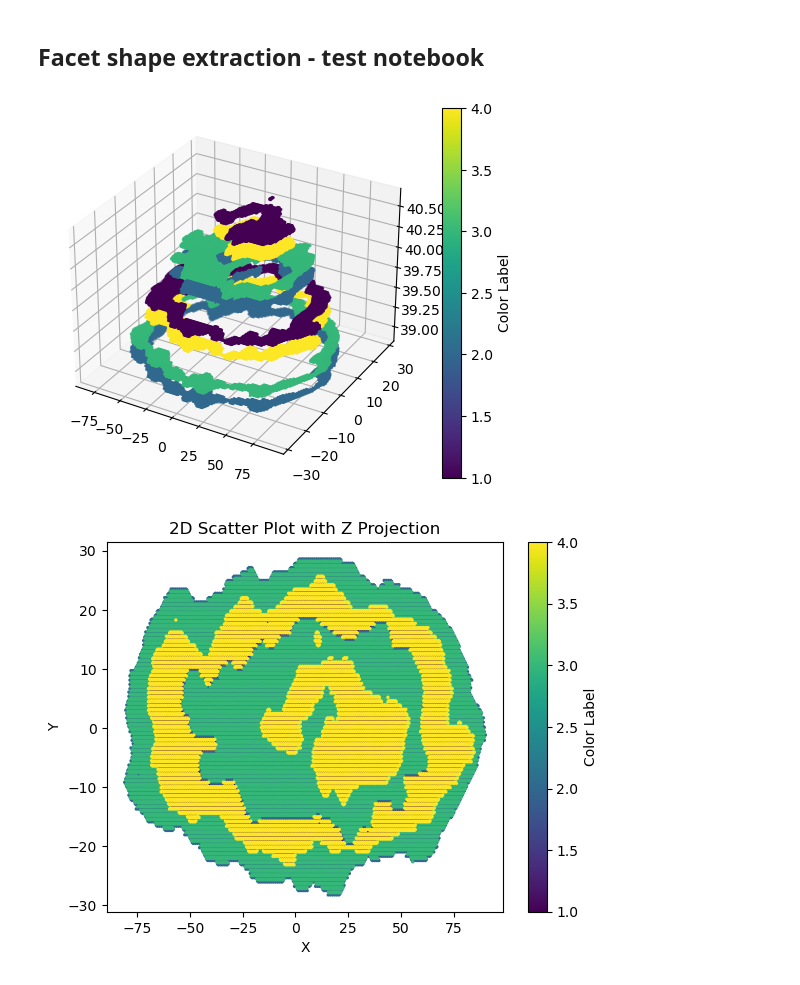
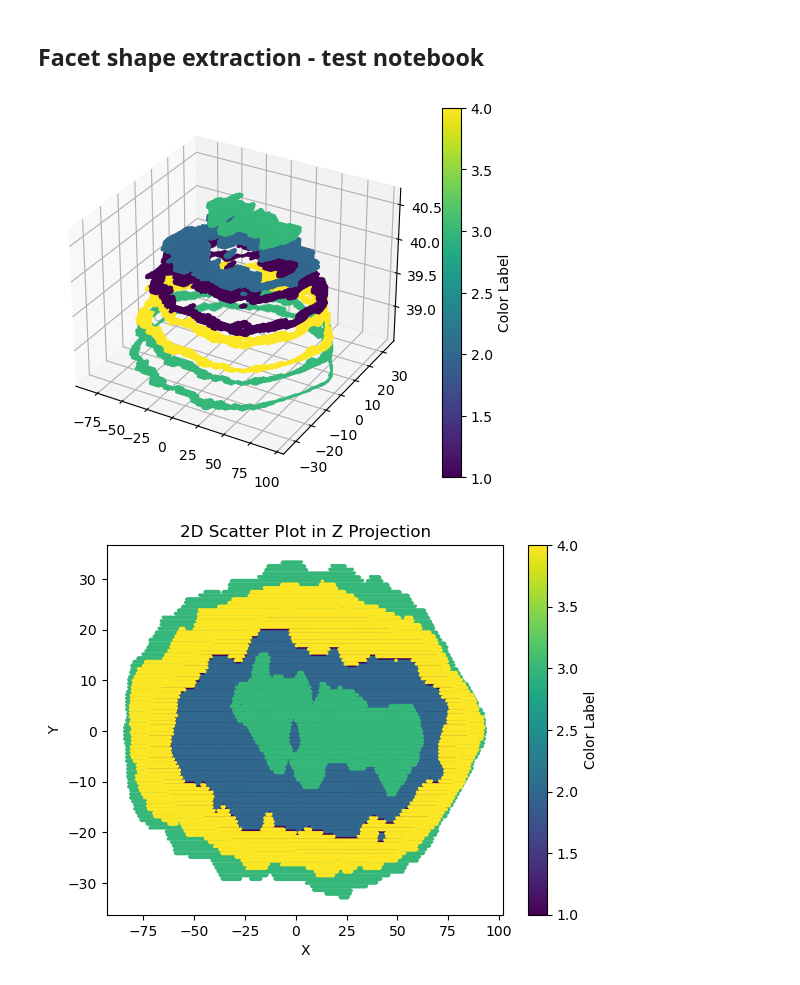
Before and after one commit to st-te/AFML, a Jupyter notebook: AFML_CG_xyz.ipynb, the cells around one changed output. Drawn from its saved outputs; the diff is of its cells as text; code cells hidden in the pictures.

```diff
--- a/AFML_CG_xyz.ipynb
+++ b/AFML_CG_xyz.ipynb
@@ -39,39 +39,39 @@ def plot_facet_3d(filepath):
 
     plt.show()
 
-filepath = '/Users/user/Documents/PhD/AFML/PAR_ETH_100/20230809_154357/XYZ_files/PAR_ETH_100_1_ovito_CGvisualiser.XYZ'
+filepath = '/Users/user/Documents/PhD/AFML/PAR_ETH_100/20230809_114041/XYZ_files/PAR_ETH_100_1_ovito_CGvisualiser.XYZ'
 plot_facet_3d(filepath)
 # %% [output]
-[figure, old version]
+[figure, new version]
 # %%
 # Plot the facet in 2D
 
 def plot_facet_2d(filepath):
     colour, x, y, z = read_XYZ(filepath)
     plt.figure()
 
     # Choose a colormap for coloring the points based on the 'colour' column
     colormap = plt.get_cmap("viridis")  # You can choose other colormaps as well
 
     # Normalize the 'colour' column to map it to the colormap
     norm = plt.Normalize(colour.min(), colour.max())
 
     # Scatter plot with colored points
     scatter = plt.scatter(x, y, c=colour, cmap=colormap, norm=norm, s=2)
 
     # Add a colorbar to show the color mapping
     cbar = plt.colorbar(scatter)
     cbar.set_label("Color Label")
 
     plt.xlabel("X")
     plt.ylabel("Y")
-    plt.title("2D Scatter Plot with Z Projection")
+    plt.title("2D Scatter Plot in Z Projection")
 
     plt.show()
 
 plot_facet_2d(filepath)
 # %% [output]
-[figure, old version]
+[figure, new version]
 # %%
 # Cut out a segment of xxx x yyy
 # %%
```
Also changed, not shown: 2 other files.
